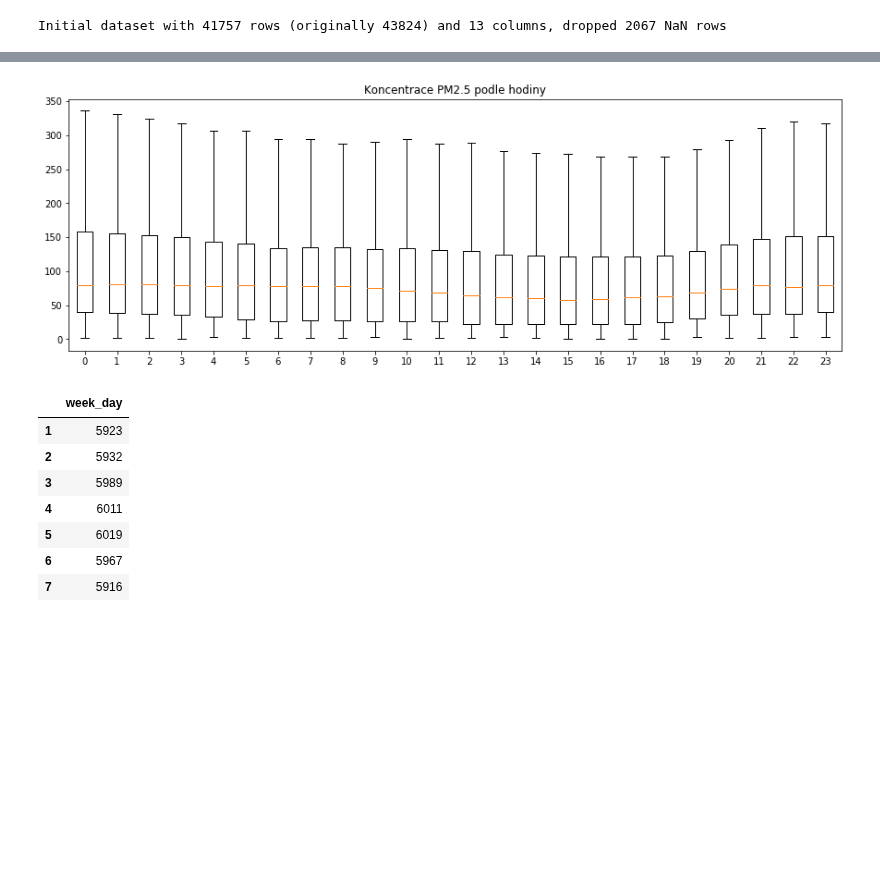
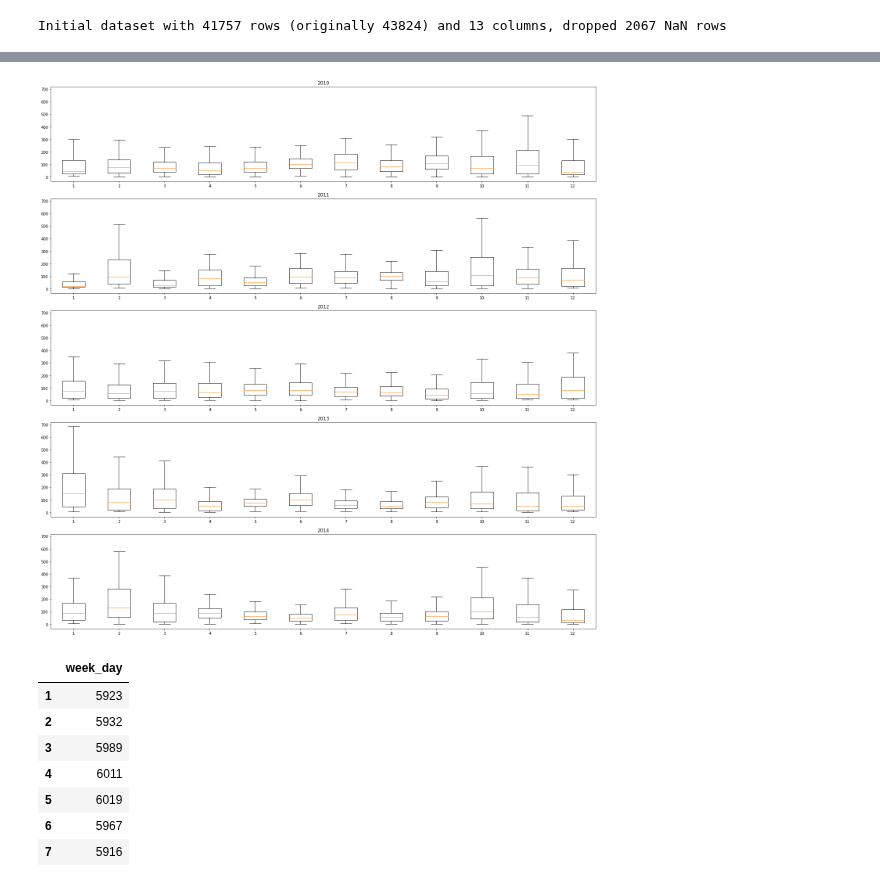
Before and after one commit to theazgra/dataAnalysisCourse, a Jupyter notebook: MAD_III/project/analysis.ipynb, the cells around one changed output, grey strips where cells are left out. Cells and saved outputs as stored; diff of their text form; code cells hidden in the pictures; blank space fills up the shorter version.

```diff
--- a/MAD_III/project/analysis.ipynb
+++ b/MAD_III/project/analysis.ipynb
@@ -115,10 +115,10 @@ def boxplot_for_year_group(groupColumns, plotTitle, showOutliers=False, pdfFile=
         plt.show()
 # %%
 #boxplot_for_group(["year"],"Koncentrace PM2.5 podle roku", showOutliers=False, pdfFile="target_by_year.pdf")
-boxplot_for_group(["hour"],"Koncentrace PM2.5 podle hodiny", showOutliers=False, pdfFile="target_by_hour.pdf")
-#boxplot_for_year_group(["month"], "Koncentrace PM2.5 podle mesicu v rocich", showOutliers=False, pdfFile="target_by_month_by_year.pdf")
+#boxplot_for_group(["hour"],"Koncentrace PM2.5 podle hodiny", showOutliers=False, pdfFile="target_by_hour.pdf")
+boxplot_for_year_group(["month"], "Koncentrace PM2.5 podle mesicu v rocich", showOutliers=False, pdfFile="target_by_month_by_year.pdf")
 # %% [output]
-[figure, old version]
+[figure, new version]
 # %%
 # Week day analysis
 weekDaysDf = pd.DataFrame(df["week_day"].value_counts())
```
Also changed, not shown: parts of 13 cells of this notebook, 24 other files.
